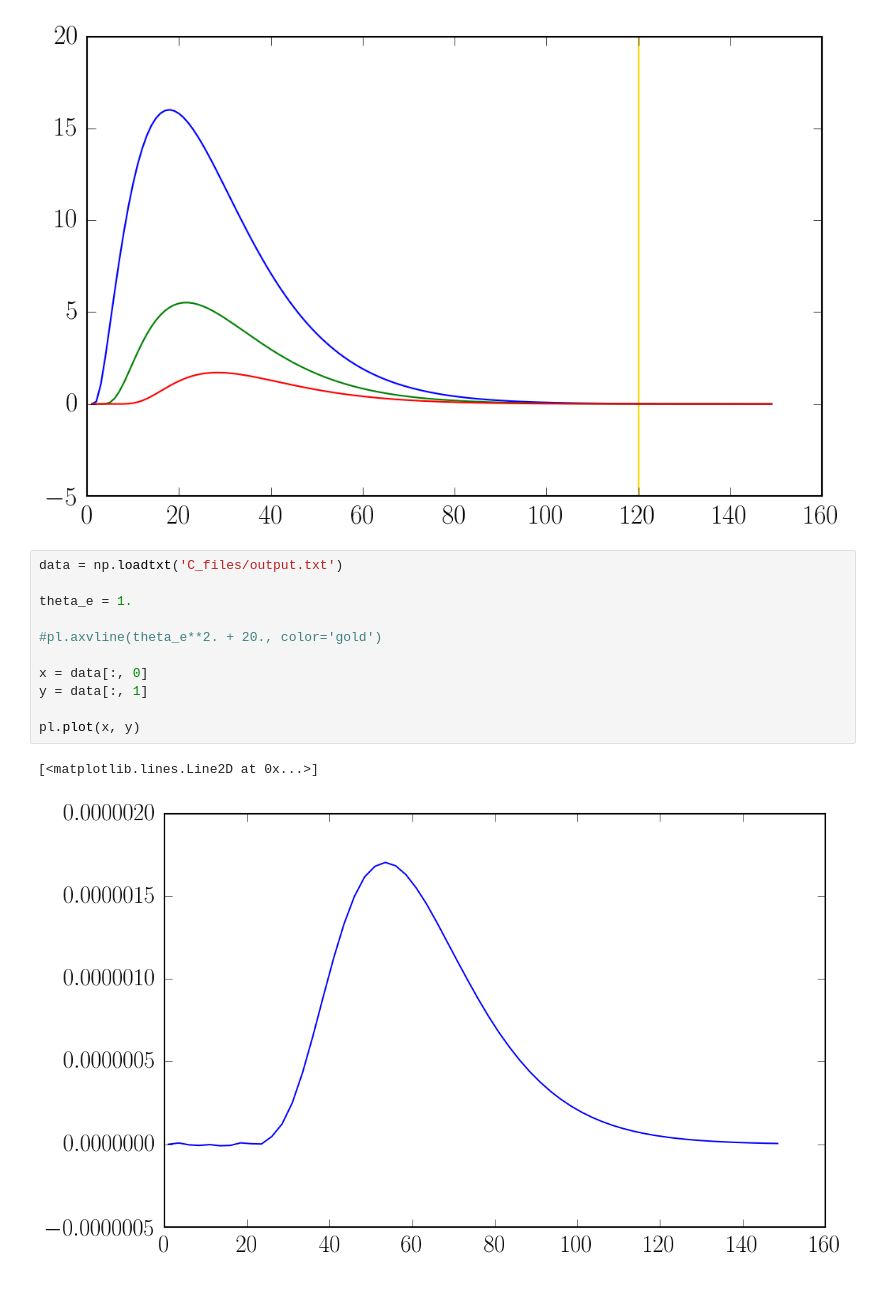
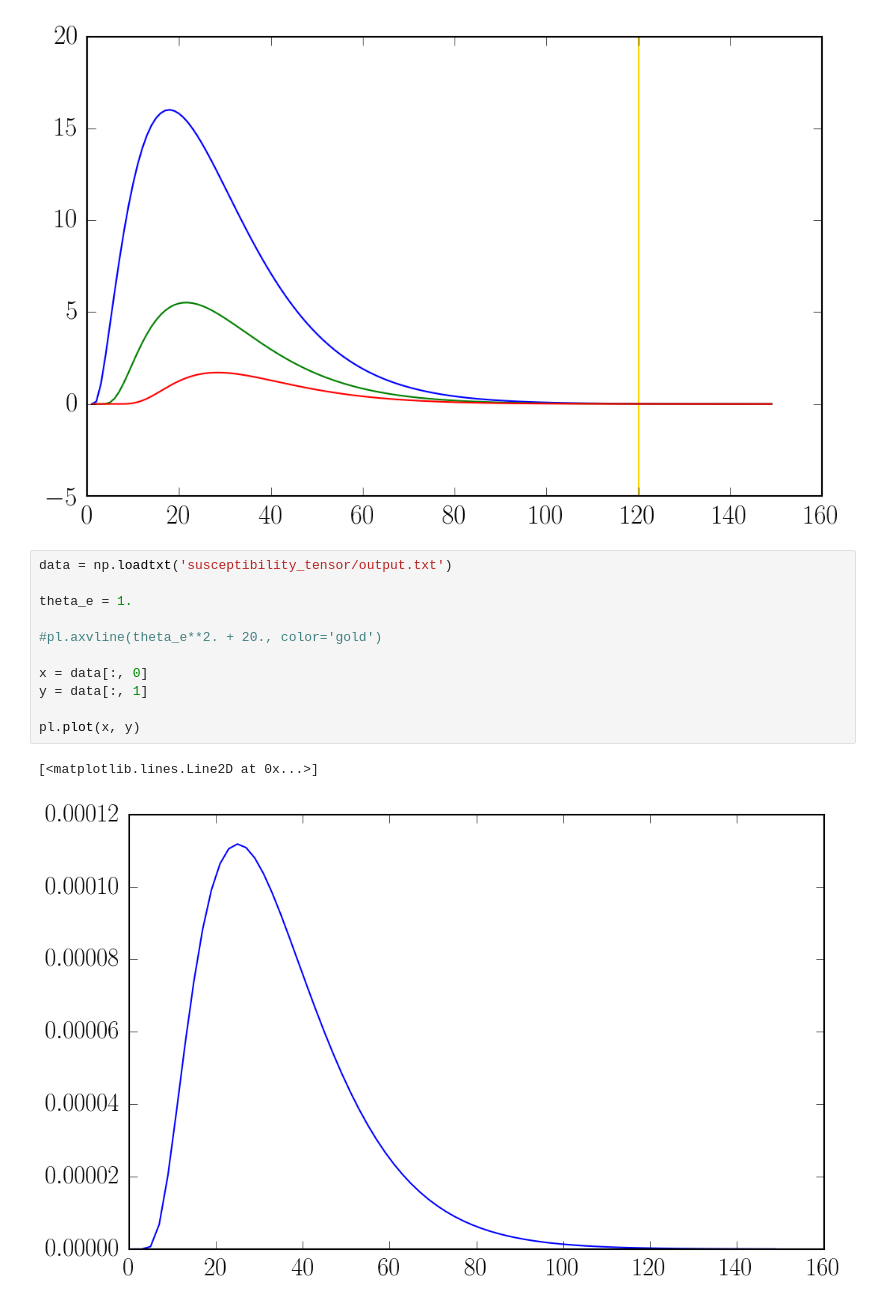
Before and after one commit to aapandy2/dielectric_tensor_tests, a Jupyter notebook: alpha_V_plot.ipynb, the cells around one changed output. Drawn from its saved outputs; the diff is of its cells as text.

Commit message:
added susceptibility_tensor files

```diff
--- a/alpha_V_plot.ipynb
+++ b/alpha_V_plot.ipynb
@@ -128,16 +128,16 @@ pl.plot(x3, y3)
 [<matplotlib.lines.Line2D at 0x...>]
 [figure]
 # %%
-data = np.loadtxt('C_files/output.txt')
+data = np.loadtxt('susceptibility_tensor/output.txt')
 
 theta_e = 1.
 
 #pl.axvline(theta_e**2. + 20., color='gold')
 
 x = data[:, 0]
 y = data[:, 1]
 
 pl.plot(x, y)
 # %% [output]
 [<matplotlib.lines.Line2D at 0x...>]
-[figure, old version]
+[figure, new version]
```
Also changed, not shown: 12 other files.
